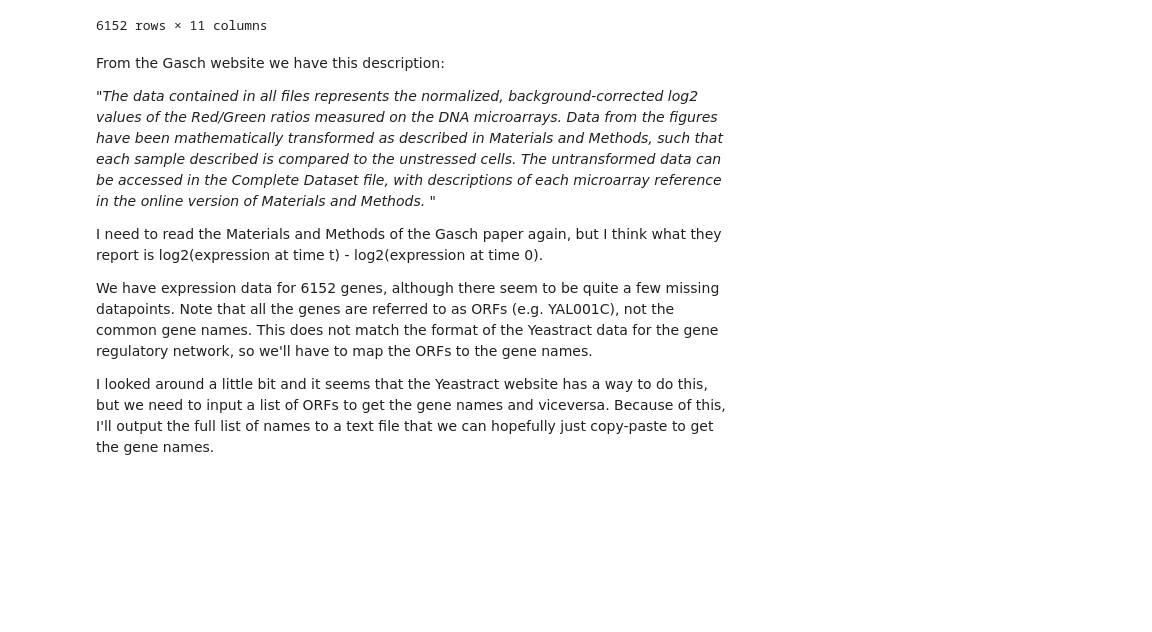
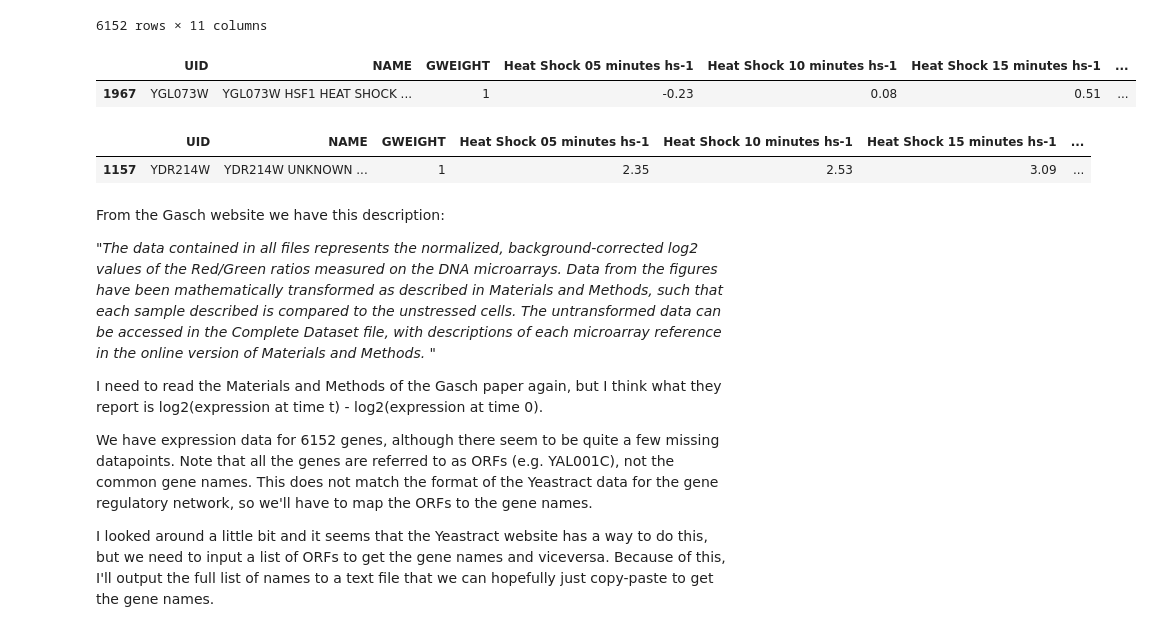
Before and after one commit to jnnanvrro/generegnetwork, a Jupyter notebook: yeastnet_project/Feb9/Data processing.ipynb, the cells around one changed output. Saved outputs shown, nothing was run; the diff lists cells and outputs as text; code cells hidden in the pictures; blank space fills up the shorter version.

```diff
--- a/yeastnet_project/Feb9/Data processing.ipynb
+++ b/yeastnet_project/Feb9/Data processing.ipynb
@@ -28,6 +28,16 @@ gasch_data
 | 6150 | YPR203W | YPR203W UNKNOWN ... | 1 | -0.58 | -1.40 | -1.06 | ... |
 | 6151 | YPR204W | YPR204W UNKNOWN ... | 1 | -0.49 | -0.22 | -0.01 | ... |
 6152 rows × 11 columns
+# %%
+gasch_data[gasch_data['UID'] == "YGL073W"]
+# %% [output]
+|  | UID | NAME | GWEIGHT | Heat Shock 05 minutes hs-1 | Heat Shock 10 minutes hs-1 | Heat Shock 15 minutes hs-1 | ... |
+| 1967 | YGL073W | YGL073W HSF1 HEAT SHOCK ... | 1 | -0.23 | 0.08 | 0.51 | ... |
+# %%
+gasch_data[gasch_data['UID'] == "YDR214W"]
+# %% [output]
+|  | UID | NAME | GWEIGHT | Heat Shock 05 minutes hs-1 | Heat Shock 10 minutes hs-1 | Heat Shock 15 minutes hs-1 | ... |
+| 1157 | YDR214W | YDR214W UNKNOWN ... | 1 | 2.35 | 2.53 | 3.09 | ... |
 # %% [markdown]
 From the Gasch website we have this description:
 
```
Also changed, not shown: parts of 16 cells of this notebook, 4 other files.
